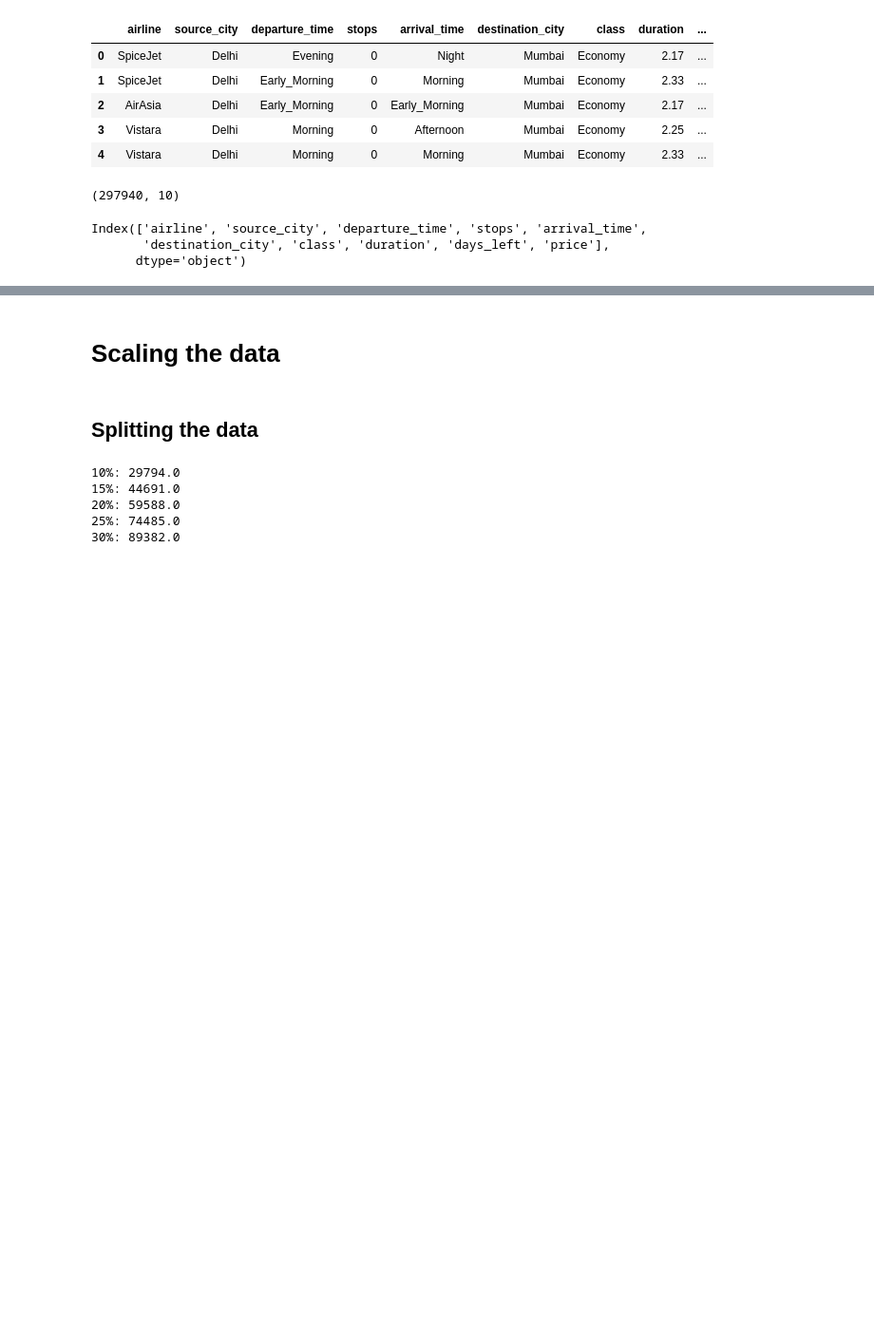
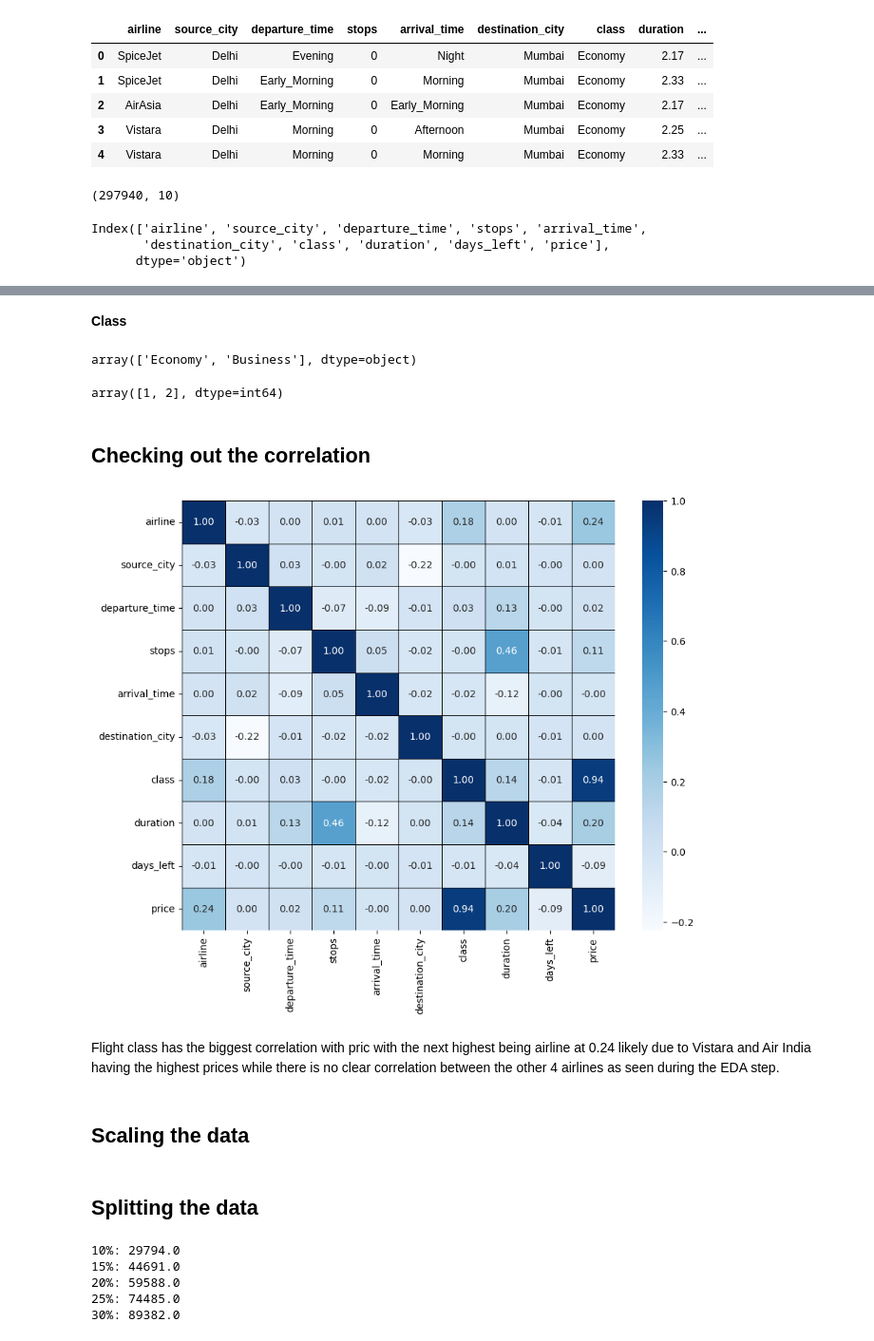
Before and after one commit to DJSydon/Springboard-Capstone-Project-2, a Jupyter notebook: Notebooks/Capstone 2 - Preprocessing and Training.ipynb, the cells around one changed output, grey strips where cells are left out. Shown at 95% size. Drawn from its saved outputs; the diff is of its cells as text; code cells hidden in the pictures; blank space fills up the shorter version.

```diff
--- a/Notebooks/Capstone 2 - Preprocessing and Training.ipynb
+++ b/Notebooks/Capstone 2 - Preprocessing and Training.ipynb
@@ -48,0 +66,6 @@ y = df['price']
+# %%
+df['arrival_time'] = df['arrival_time'].replace({'Early_Morning':1,'Morning':2,'Afternoon':3,
+                                                 'Evening':4,'Night':5,'Late_Night':6})
+
+df['departure_time'] = df['departure_time'].replace({'Early_Morning':1,'Morning':2,'Afternoon':3,
+                                                 'Evening':4,'Night':5,'Late_Night':6})
@@ -48,0 +83,6 @@ y = df['price']
+# %%
+df['source_city'] = df['source_city'].replace({'Bangalore':1,'Chennai':2,'Delhi':3,
+                                              'Hyderabad':4,'Kolkata':5,'Mumbai':6})
+
+df['destination_city'] = df['destination_city'].replace({'Bangalore':1,'Chennai':2,'Delhi':3,
+                                              'Hyderabad':4,'Kolkata':5,'Mumbai':6})
@@ -48,0 +99,2 @@ y = df['price']
+# %%
+df['stops'] = df['stops'].replace({'0':1,'1':2,'2+':3})
@@ -48,0 +105,23 @@ y = df['price']
+# %% [markdown]
+**Class**
+# %%
+df['class'].unique()
+# %% [output]
+array(['Economy', 'Business'], dtype=object)
+# %%
+df['class'] = df['class'].replace({'Economy':1,'Business':2})
+# %%
+df['class'].unique()
+# %% [output]
+array([1, 2], dtype=int64)
+# %% [markdown]
+## Checking out the correlation
+# %%
+corr = df.corr()
+plt.figure(figsize=(10,8))
+sns.heatmap(corr, annot=True, fmt='.2f', linewidths=0.5, linecolor='black', cmap='Blues')
+plt.show()
+# %% [output]
+[figure, added]
+# %% [markdown]
+Flight class has the biggest correlation with pric with the next highest being airline at 0.24 likely due to Vistara and Air India having the highest prices while there is no clear correlation between the other 4 airlines as seen during the EDA step.
@@ -49,5 +132,5 @@ y = df['price']
 # %% [markdown]
-# Scaling the data
+## Scaling the data
 # %%
 # Scaling the data
 scaler = MinMaxScaler().fit_transform(X_temp)
```
Also changed, not shown: parts of 22 cells of this notebook.
